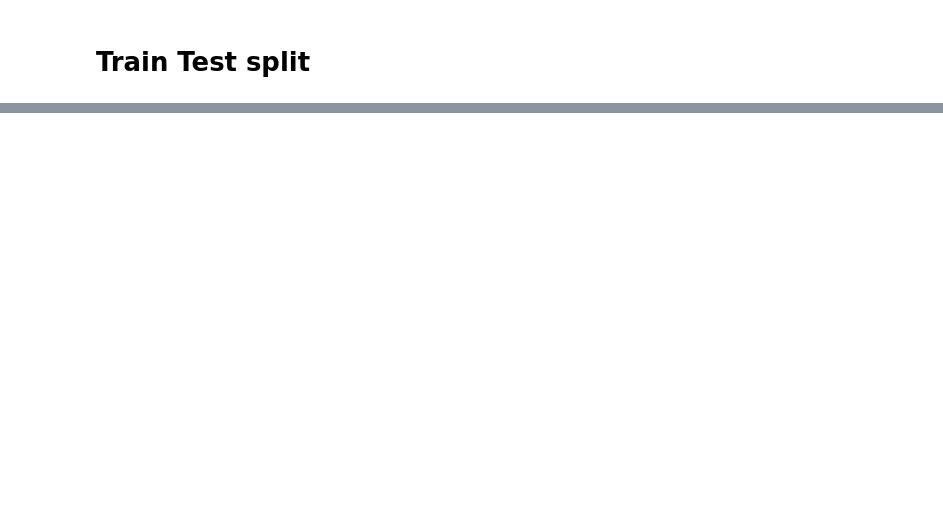
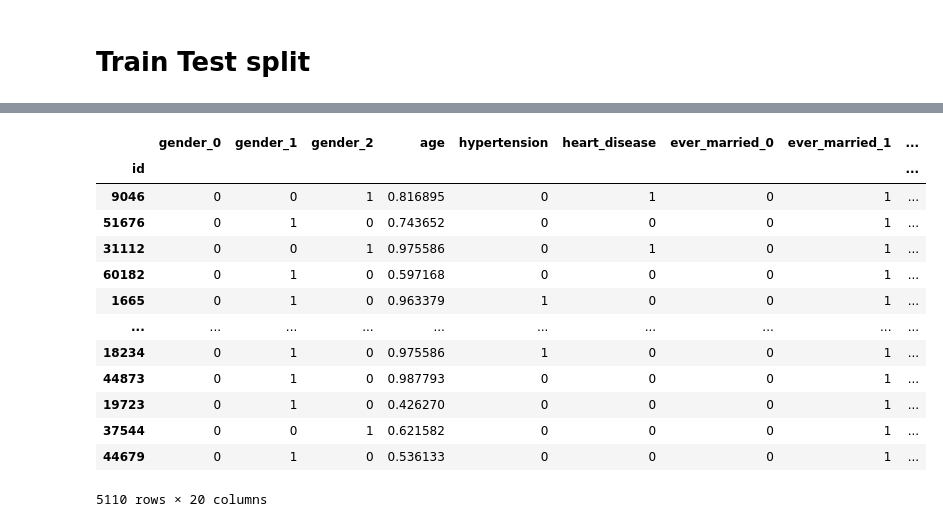
Before and after one commit to juliaechap/Capstone-2, a Jupyter notebook: Capstone 2_Pre-Processing and Training Data Development .ipynb, the cells around one changed output, grey strips where cells are left out. Cells and saved outputs as stored; diff of their text form; code cells hidden in the pictures; blank space fills up the shorter version.

```diff
--- a/Capstone 2_Pre-Processing and Training Data Development .ipynb
+++ b/Capstone 2_Pre-Processing and Training Data Development .ipynb
@@ -67,3 +67,4 @@ df_nores.head()
 # %%
-oe = ce.OrdinalEncoder(cols=['gender','ever_married','work_type','Residence_type','smoking_status'])
-encoded_df = oe.fit_transform(df)
+encoder = ce.BinaryEncoder(cols=['gender','ever_married','work_type','Residence_type','smoking_status'],return_df=True,drop_invariant=False)
+encoded_df = encoder.fit_transform(df)
+encoded_df.head()
@@ -120,4 +90,0 @@ convert_dict = {'gender': str, 'age':float,'hypertension':str,'heart_disease':st
-# %%
-encoded_df = encoded_df.astype(convert_dict)
-
-encoded_df.dtypes
@@ -172,0 +128,19 @@ X_train,X_test,y_train,y_test = train_test_split(X,y,test_size=0.3,random_state=
+# %%
+cols_to_norm = ['age','avg_glucose_level','bmi']
+encoded_df[cols_to_norm] = scaler.fit_transform(encoded_df[cols_to_norm])
+encoded_df
+# %% [output]
+|  | gender_0 | gender_1 | gender_2 | age | hypertension | heart_disease | ever_married_0 | ever_married_1 | ... |
+| id |  |  |  |  |  |  |  |  | ... |
+| 9046 | 0 | 0 | 1 | 0.816895 | 0 | 1 | 0 | 1 | ... |
+| 51676 | 0 | 1 | 0 | 0.743652 | 0 | 0 | 0 | 1 | ... |
+| 31112 | 0 | 0 | 1 | 0.975586 | 0 | 1 | 0 | 1 | ... |
+| 60182 | 0 | 1 | 0 | 0.597168 | 0 | 0 | 0 | 1 | ... |
+| 1665 | 0 | 1 | 0 | 0.963379 | 1 | 0 | 0 | 1 | ... |
+| ... | ... | ... | ... | ... | ... | ... | ... | ... | ... |
+| 18234 | 0 | 1 | 0 | 0.975586 | 1 | 0 | 0 | 1 | ... |
+| 44873 | 0 | 1 | 0 | 0.987793 | 0 | 0 | 0 | 1 | ... |
+| 19723 | 0 | 1 | 0 | 0.426270 | 0 | 0 | 0 | 1 | ... |
+| 37544 | 0 | 0 | 1 | 0.621582 | 0 | 0 | 0 | 1 | ... |
+| 44679 | 0 | 1 | 0 | 0.536133 | 0 | 0 | 0 | 1 | ... |
+5110 rows × 20 columns
```
Also changed, not shown: parts of 17 cells of this notebook.
